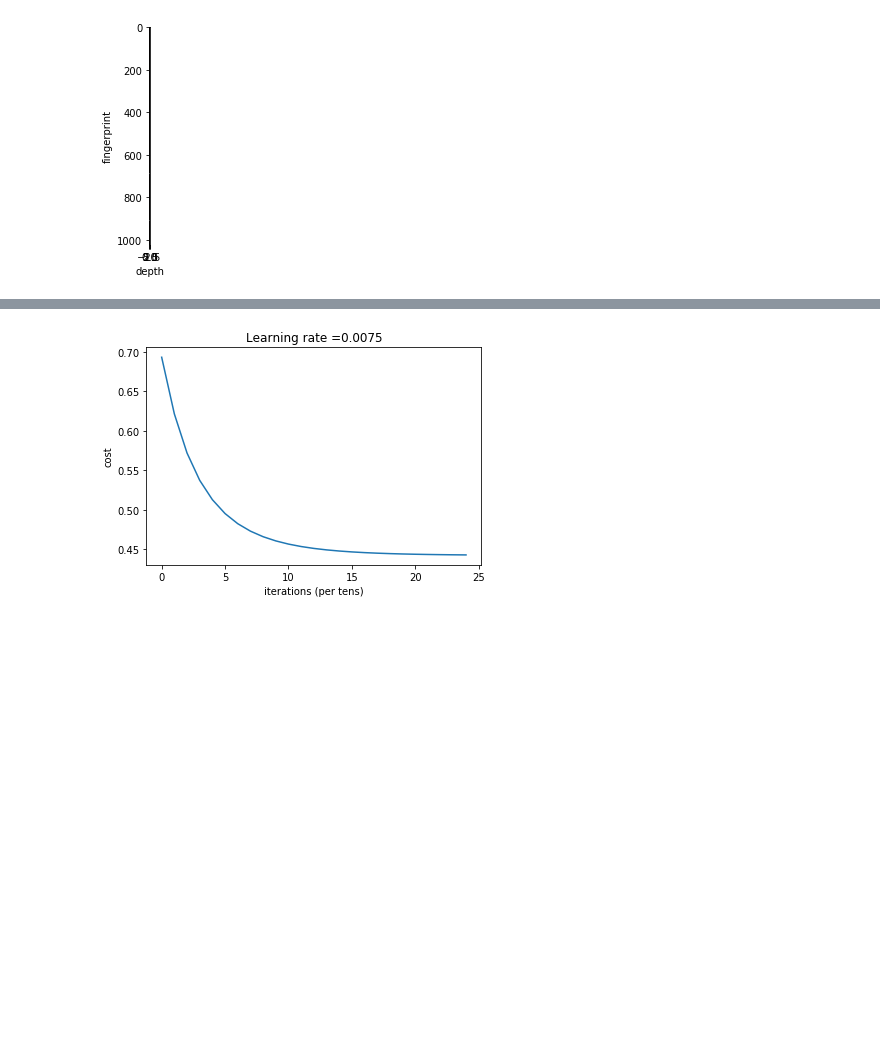
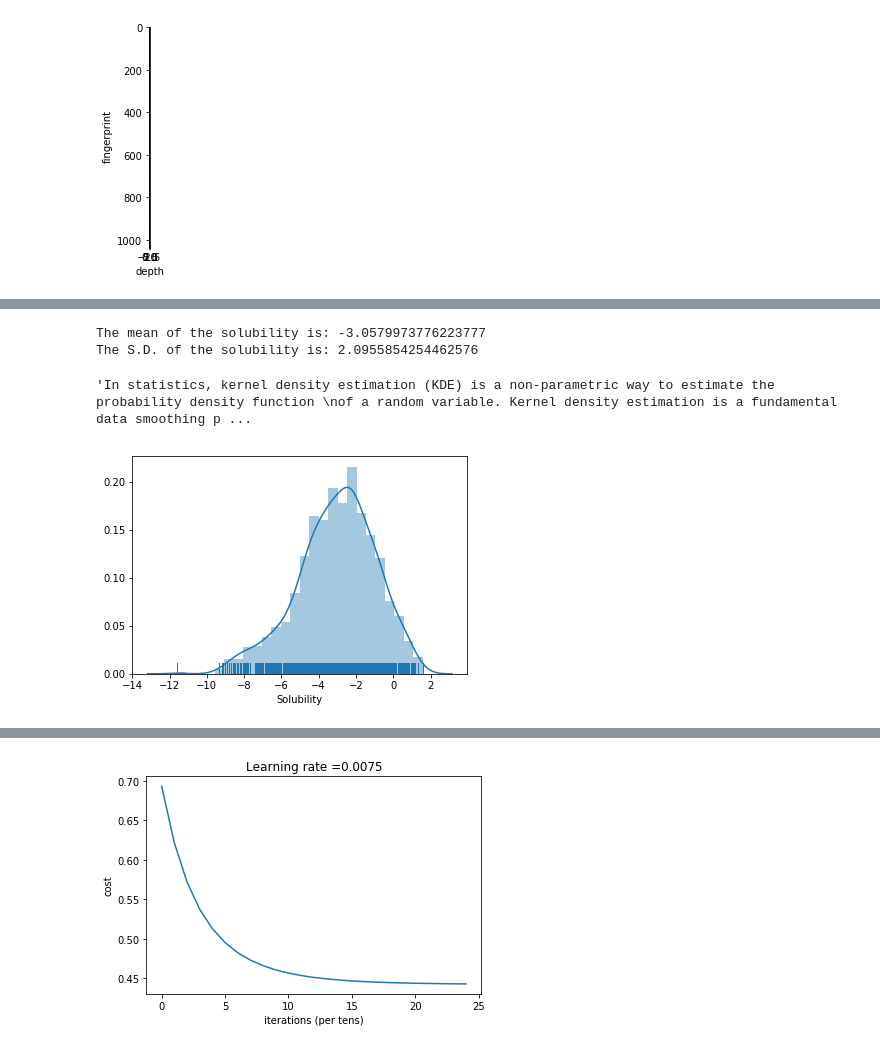
Before and after one commit to JBwdn/Latent, a Jupyter notebook: Chemicals.ipynb, the cells around one changed output, grey strips where cells are left out. Cells and saved outputs as stored; diff of their text form; code cells hidden in the pictures; blank space fills up the shorter version.

```diff
--- a/Chemicals.ipynb
+++ b/Chemicals.ipynb
@@ -41,10 +43,9 @@ import pandas as pd
 import csv
 from synbioTools import tensorChem
 # %%
-""" Read csv file and return it as a list"""
-
+""" Read csv file and return it as a panda dataframe(dictionary) """
 def read_csv(path):
-    """ Read csv, return  panda dataframe(dictionary) """
+    """ Read csv, return a panda dataframe(dictionary) """
     df = pd.read_csv(path)
     return df
 # %%
@@ -245,0 +231,17 @@ plt.scatter(train_x_flatten[0],train_x_flatten[1], c=train_y[0], s=40, cmap=plt.
+# %%
+# plot the histogram of solubility
+import seaborn as sns
+train_y_plot = pd.Series( np.squeeze(train_y_b4), name="Solubility")
+mean = train_y_b4.mean()
+std = train_y_b4.std()
+print("The mean of the solubility is: " + str(mean))
+print("The S.D. of the solubility is: " + str(std))
+sns.distplot(train_y_plot, kde=True, rug=True, hist=True)
+"""In statistics, kernel density estimation (KDE) is a non-parametric way to estimate the probability density function
+of a random variable. Kernel density estimation is a fundamental data smoothing problem where inferences about the population
+are made, based on a finite data sample."""
+# %% [output]
+The mean of the solubility is: -3.0579973776223777
+The S.D. of the solubility is: 2.0955854254462576
+'In statistics, kernel density estimation (KDE) is a non-parametric way to estimate the probability density function \nof a random variable. Kernel density estimation is a fundamental data smoothing p ...
+[figure, added]
```
Also changed, not shown: parts of 74 cells of this notebook.
